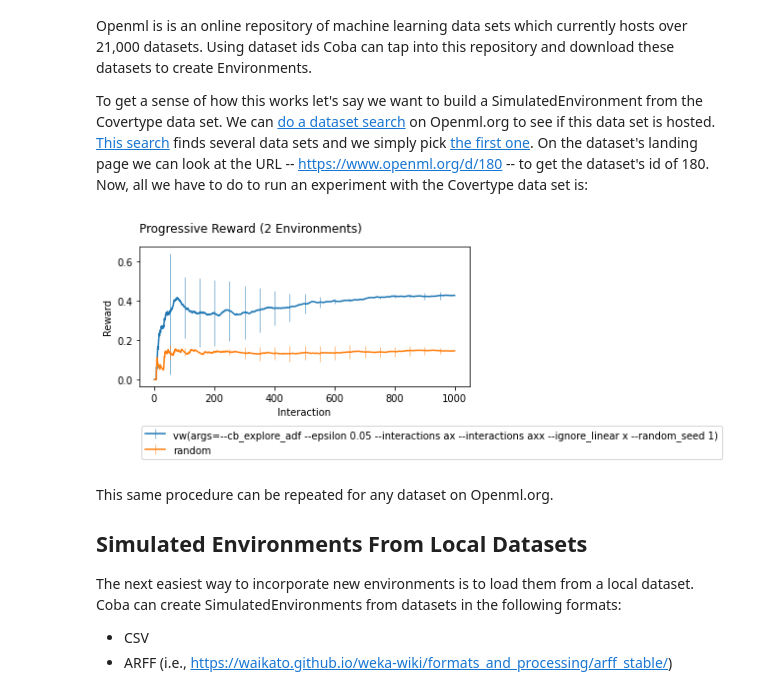
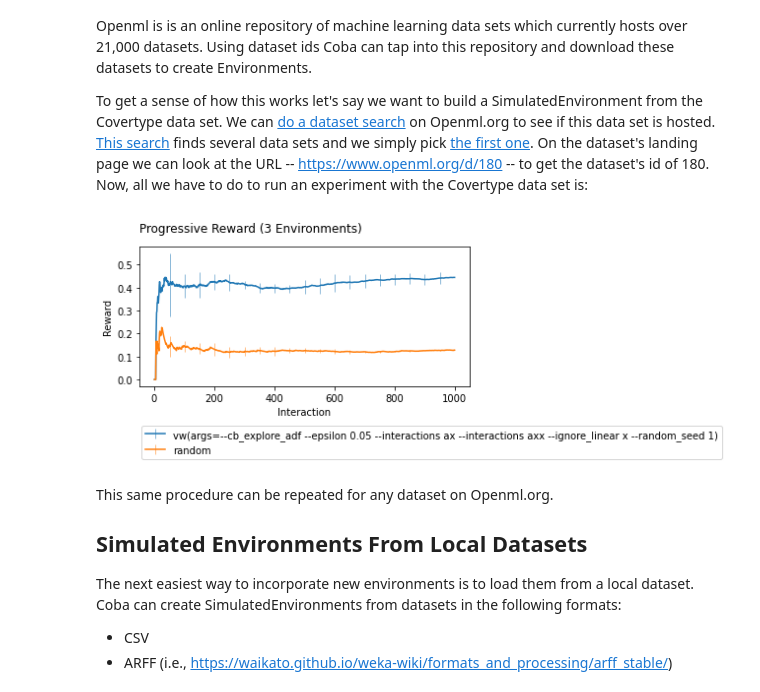
Before and after one commit to VowpalWabbit/coba, a Jupyter notebook: examples/notebooks/Environments.ipynb, the cells around one changed output. Saved outputs shown, nothing was run; the diff lists cells and outputs as text; code cells hidden in the pictures.

```diff
--- a/examples/notebooks/Environments.ipynb
+++ b/examples/notebooks/Environments.ipynb
@@ -14,13 +14,13 @@ To get a sense of how this works let's say we want to build a SimulatedEnvironme
 # %%
 import coba as cb
 
-environments = cb.Environments.cache('.coba_cache').from_openml(180,take=1000).flat().shuffle(range(2))
+environments = cb.Environments.cache('.coba_cache').from_openml(180,take=1000).flat().shuffle(n=3)
 learners     = [cb.VowpalEpsilonLearner(),cb.RandomLearner()]
 experiment   = cb.Experiment(environments, learners)
 
 experiment.run(quiet=True).plot_learners(err='se')
 # %% [output]
-[figure, old version]
+[figure, new version]
 # %% [markdown]
 This same procedure can be repeated for any dataset on Openml.org.
 
```
Also changed, not shown: parts of 2 cells of this notebook, 28 other files.
